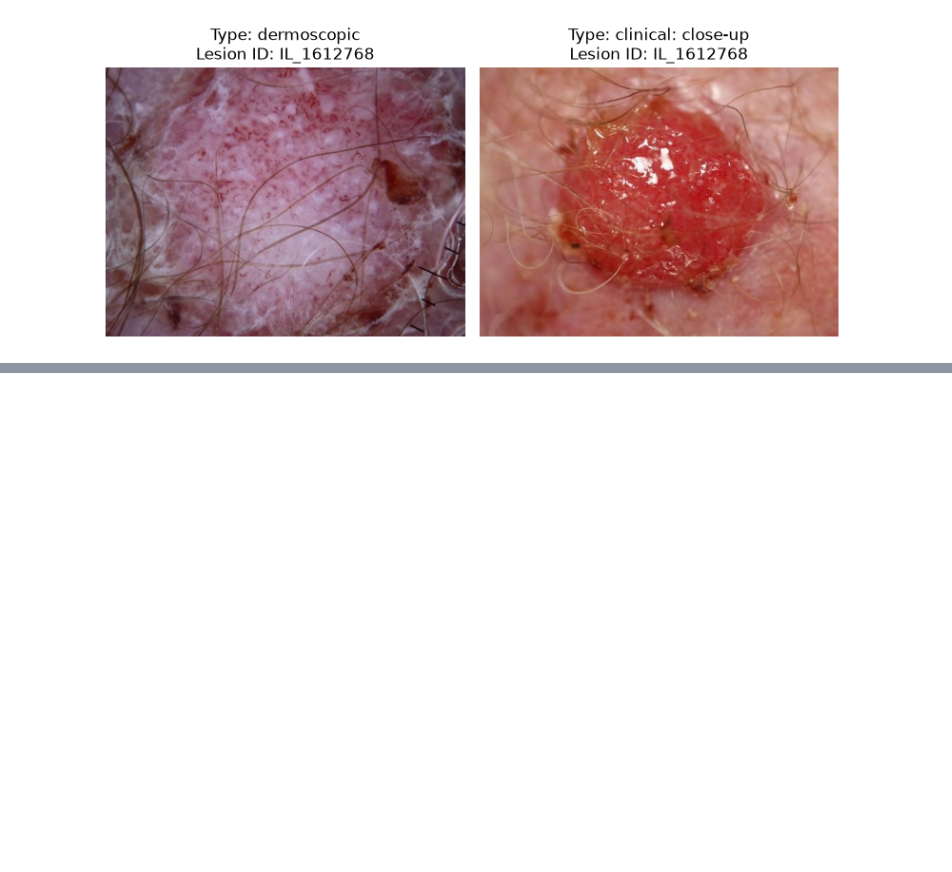
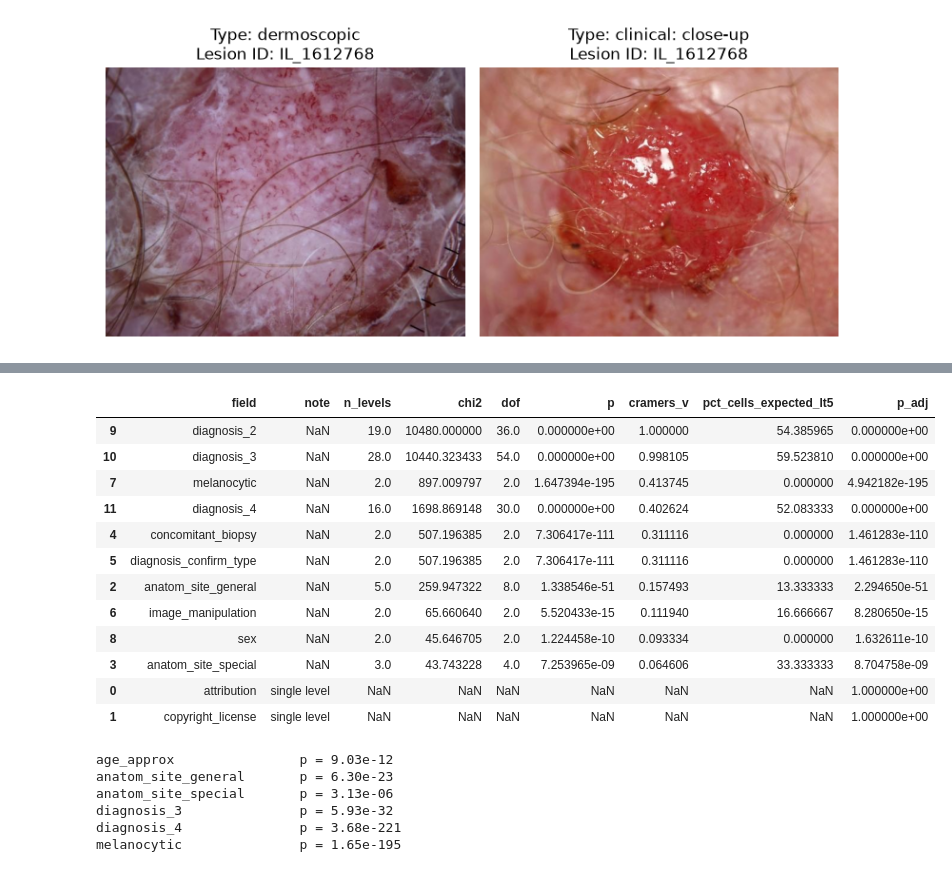
Before and after one commit to naiiiiiiiiiii/MILK10k-Lesion-Classification, a Jupyter notebook: notebooks/01_exploratory_data_analysis.ipynb, the cells around one changed output, grey strips where cells are left out. Cells and saved outputs as stored; diff of their text form; code cells hidden in the pictures; blank space fills up the shorter version.

```diff
--- a/notebooks/01_exploratory_data_analysis.ipynb
+++ b/notebooks/01_exploratory_data_analysis.ipynb
@@ -197,0 +395,56 @@ Color Channels: {3} | Pixel Value Range: [0, 255] (uint8 verified)
+# %%
+import numpy as np
+from scipy.stats import chi2_contingency
+from statsmodels.stats.multitest import multipletests
+
+def cramers_v(ct):
+    chi2 = chi2_contingency(ct, correction=False)[0]
+    return np.sqrt(chi2 / (ct.values.sum() * (min(ct.shape) - 1)))
+
+cat_cols = ['attribution', 'copyright_license', 'anatom_site_general', 'anatom_site_special',
+            'concomitant_biopsy', 'diagnosis_confirm_type', 'image_manipulation',
+            'melanocytic', 'sex']
+label_cols = ['diagnosis_2', 'diagnosis_3', 'diagnosis_4']   # leakage documentation only
+
+def prep(col):
+    s = lesions[col].astype(object)
+    return s.where(s.notna(), 'Missing')          # keep NaN as its own level
+
+rows = []
+for col in cat_cols + label_cols:
+    ct = pd.crosstab(prep(col), lesions[target_col])
+    if ct.shape[0] < 2:
+        rows.append({'field': col, 'note': 'single level'}); continue
+    chi2, p, dof, exp = chi2_contingency(ct)
+    rows.append({'field': col, 'n_levels': ct.shape[0], 'chi2': chi2, 'dof': dof, 'p': p,
+                 'cramers_v': cramers_v(ct), 'pct_cells_expected_lt5': (exp < 5).mean() * 100})
+res = pd.DataFrame(rows)
+res['p_adj'] = multipletests(res['p'].fillna(1), method='fdr_bh')[1]
+res = res.sort_values('cramers_v', ascending=False)
+res
+# %% [output]
+|  | field | note | n_levels | chi2 | dof | p | cramers_v | pct_cells_expected_lt5 | p_adj |
+| 9 | diagnosis_2 | NaN | 19.0 | 10480.000000 | 36.0 | 0.000000e+00 | 1.000000 | 54.385965 | 0.000000e+00 |
+| 10 | diagnosis_3 | NaN | 28.0 | 10440.323433 | 54.0 | 0.000000e+00 | 0.998105 | 59.523810 | 0.000000e+00 |
+| 7 | melanocytic | NaN | 2.0 | 897.009797 | 2.0 | 1.647394e-195 | 0.413745 | 0.000000 | 4.942182e-195 |
+| 11 | diagnosis_4 | NaN | 16.0 | 1698.869148 | 30.0 | 0.000000e+00 | 0.402624 | 52.083333 | 0.000000e+00 |
+| 4 | concomitant_biopsy | NaN | 2.0 | 507.196385 | 2.0 | 7.306417e-111 | 0.311116 | 0.000000 | 1.461283e-110 |
+| 5 | diagnosis_confirm_type | NaN | 2.0 | 507.196385 | 2.0 | 7.306417e-111 | 0.311116 | 0.000000 | 1.461283e-110 |
+| 2 | anatom_site_general | NaN | 5.0 | 259.947322 | 8.0 | 1.338546e-51 | 0.157493 | 13.333333 | 2.294650e-51 |
+| 6 | image_manipulation | NaN | 2.0 | 65.660640 | 2.0 | 5.520433e-15 | 0.111940 | 16.666667 | 8.280650e-15 |
+| 8 | sex | NaN | 2.0 | 45.646705 | 2.0 | 1.224458e-10 | 0.093334 | 0.000000 | 1.632611e-10 |
+| 3 | anatom_site_special | NaN | 3.0 | 43.743228 | 4.0 | 7.253965e-09 | 0.064606 | 33.333333 | 8.704758e-09 |
+| 0 | attribution | single level | NaN | NaN | NaN | NaN | NaN | NaN | 1.000000e+00 |
+| 1 | copyright_license | single level | NaN | NaN | NaN | NaN | NaN | NaN | 1.000000e+00 |
+# %%
+for col in feature_cols:
+    if lesions[col].isna().any():
+        ct = pd.crosstab(lesions[col].isna(), lesions[target_col])
+        print(f'{col:<25} p = {chi2_contingency(ct)[1]:.2e}')
+# %% [output]
+age_approx                p = 9.03e-12
+anatom_site_general       p = 6.30e-23
+anatom_site_special       p = 3.13e-06
+diagnosis_3               p = 5.93e-32
+diagnosis_4               p = 3.68e-221
+melanocytic               p = 1.65e-195
```
Also changed, not shown: parts of 16 cells of this notebook, 23 other files.
